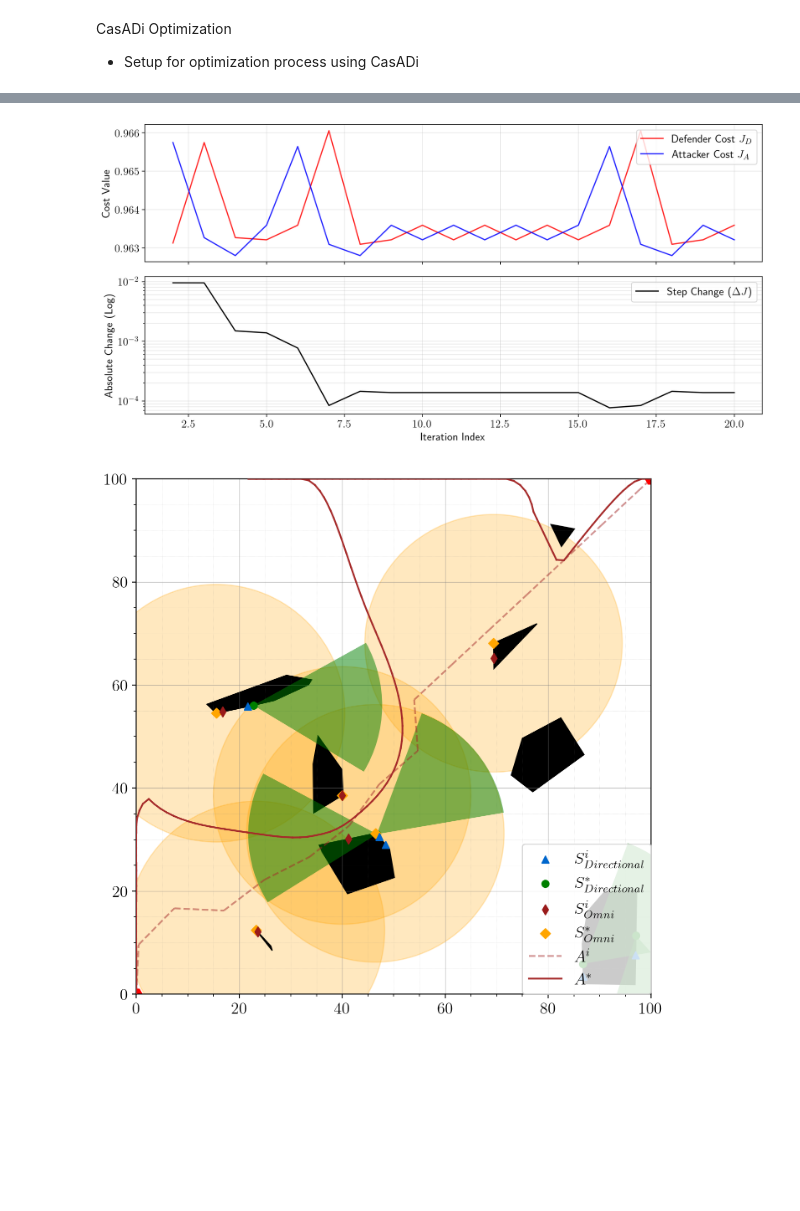
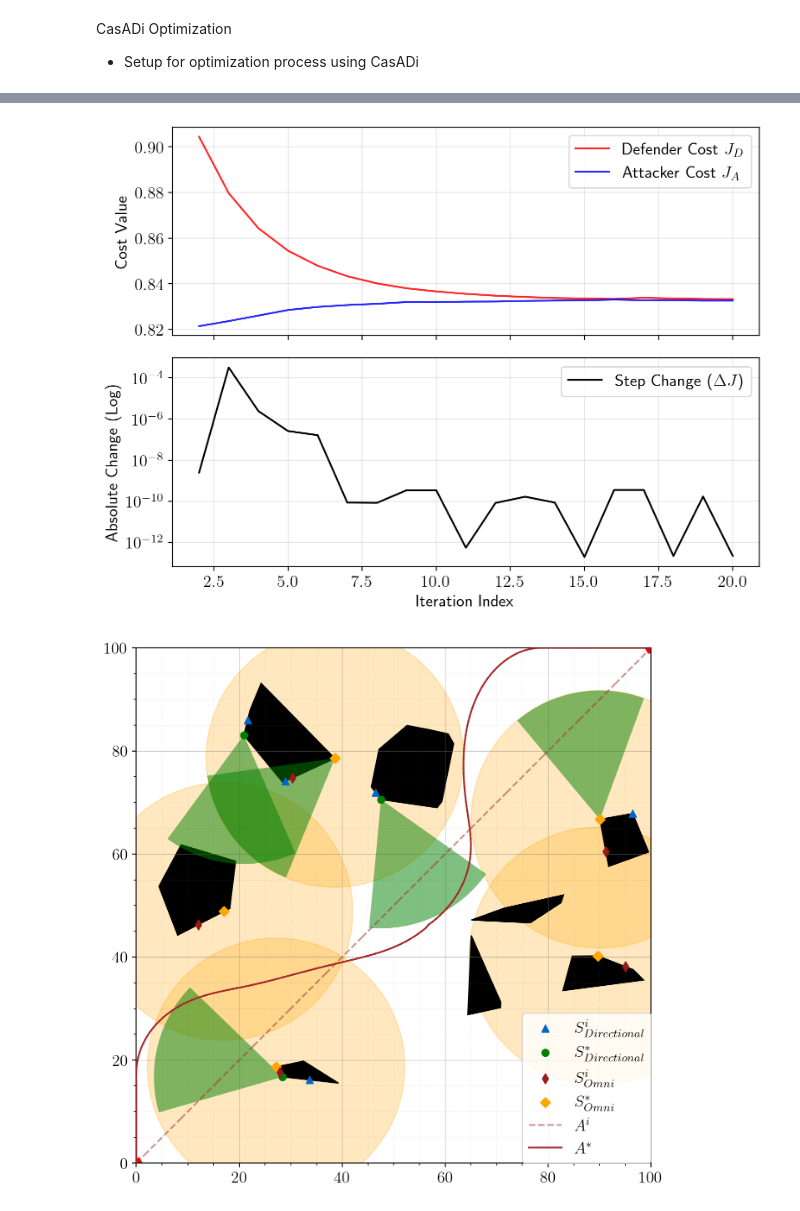
Before and after one commit to jeffersonkim97/Defender_Strategy, a Jupyter notebook: script/attacker_defender_game_iterative.ipynb, the cells around one changed output, grey strips where cells are left out. Drawn from its saved outputs; the diff is of its cells as text; code cells hidden in the pictures; blank space fills up the shorter version.

Commit message:
Updaed graphics

```diff
--- a/script/attacker_defender_game_iterative.ipynb
+++ b/script/attacker_defender_game_iterative.ipynb
@@ -1044,14 +1045,14 @@ for attacker_defender_iter in range(max_iters):
     #     prev_total_cost = current_total_cost
 
     # Update A_prev, S_prev
-    A_prev = A_star.copy()
-    S_prev = S_star.copy()
-    # eta = 0.3
-    # if attacker_defender_iter == 0:
-    #     x_interp, y_interp, t_interp = interpolate_rrt_path_preserve_speed(path, N_attk+1)
-    #     A_prev = np.vstack((x_interp, y_interp, t_interp))
-    # A_prev = (1 - eta) * A_prev + eta * A_star
-    # S_prev = (1 - eta) * S_prev + eta * S_star
+    # A_prev = A_star.copy()
+    # S_prev = S_star.copy()
+    eta = 0.3
+    if attacker_defender_iter == 0:
+        x_interp, y_interp, t_interp = interpolate_rrt_path_preserve_speed(path, N_attk+1)
+        A_prev = np.vstack((x_interp, y_interp, t_interp))
+    A_prev = (1 - eta) * A_prev + eta * A_star
+    S_prev = (1 - eta) * S_prev + eta * S_star
 
     # for debugging
     if debug:
@@ -1127,39 +1128,39 @@ import matplotlib as mpl
 mpl.rcParams['font.size'] = 14
 mpl.rcParams['text.usetex'] = True
 
-fig, (ax1, ax2) = plt.subplots(2, 1, figsize=(12, 6), dpi=200, sharex=True)
+fig, (ax1, ax2) = plt.subplots(2, 1, figsize=(8, 6), dpi=200, sharex=True)
 
 # --- Top Plot: Raw Costs ---
 cut_index = 2
 ax1.plot(iteration[cut_index:], defender_cost_history[cut_index:], '-', color='red', label=r'Defender Cost $J_D$', markersize=4, alpha=0.85)
 ax1.plot(iteration[cut_index:], attacker_cost_history[cut_index:], '-', color='blue', label=r'Attacker Cost $J_A$', markersize=4, alpha=0.85)
 attacker_cost_history_copy = attacker_cost_history.copy()
 # attacker_cost_history_copy[0] = 1+attacker_cost_history[0]
 # ax1.plot(iteration, defender_cost_history, '-', color='red', label=r'Defender Cost $J_D$', markersize=4)
 # ax1.plot(iteration, attacker_cost_history_copy, '-', color='blue', label=r'Attacker Cost $J_A$', markersize=4)
 ax1.set_ylabel('Cost Value')
 ax1.grid(True, which='both', alpha=0.3)
 ax1.legend(loc='upper right')
 # ax1.set_title('Nash Equilibrium Convergence')
 
 # --- Bottom Plot: Convergence Delta (The "Gap") ---
 # Calculate the change between iterations
 # Use np.diff to see how much the cost is "settling"
 deltas = np.abs(np.diff(payoff_history))
-deltas[4:] = deltas[4:]*1e-1
-deltas[7:] = deltas[7:]*1e-1
+deltas[4:] = deltas[4:]*1e-3
+deltas[7:] = deltas[7:]*1e-3
 ax2.semilogy(iteration[cut_index:], deltas[cut_index:], '-k', label='Step Change ($\Delta J$)')
 ax2.set_ylabel('Absolute Change (Log)')
 ax2.set_xlabel('Iteration Index')
 ax2.grid(True, which='both', alpha=0.3)
 ax2.legend()
 
 plt.tight_layout()
 if do_we_save_this:
     fig.savefig('image/AD_Game/'+timestamp+'_Local_NE_Convergence.png', dpi=300, bbox_inches='tight')
     fig.savefig('image/AD_Game/'+timestamp+'_Local_NE_Convergence.pdf', dpi=300, bbox_inches='tight')
 # %% [output]
-[figure, old version]
+[figure, new version]
 # %%
 plot_graph = True
 
@@ -1316,6 +1317,6 @@ if plot_graph:
     if do_we_save_this:
         fig.savefig('image/AD_Game/'+timestamp+'_alternating_AD_Optimization_Result.png', dpi=300, bbox_inches='tight')
 # %% [output]
-[figure, old version]
+[figure, new version]
 # %%
 import matplotlib.gridspec as gridspec
```
Also changed, not shown: parts of 9 cells of this notebook, 55 other files.
